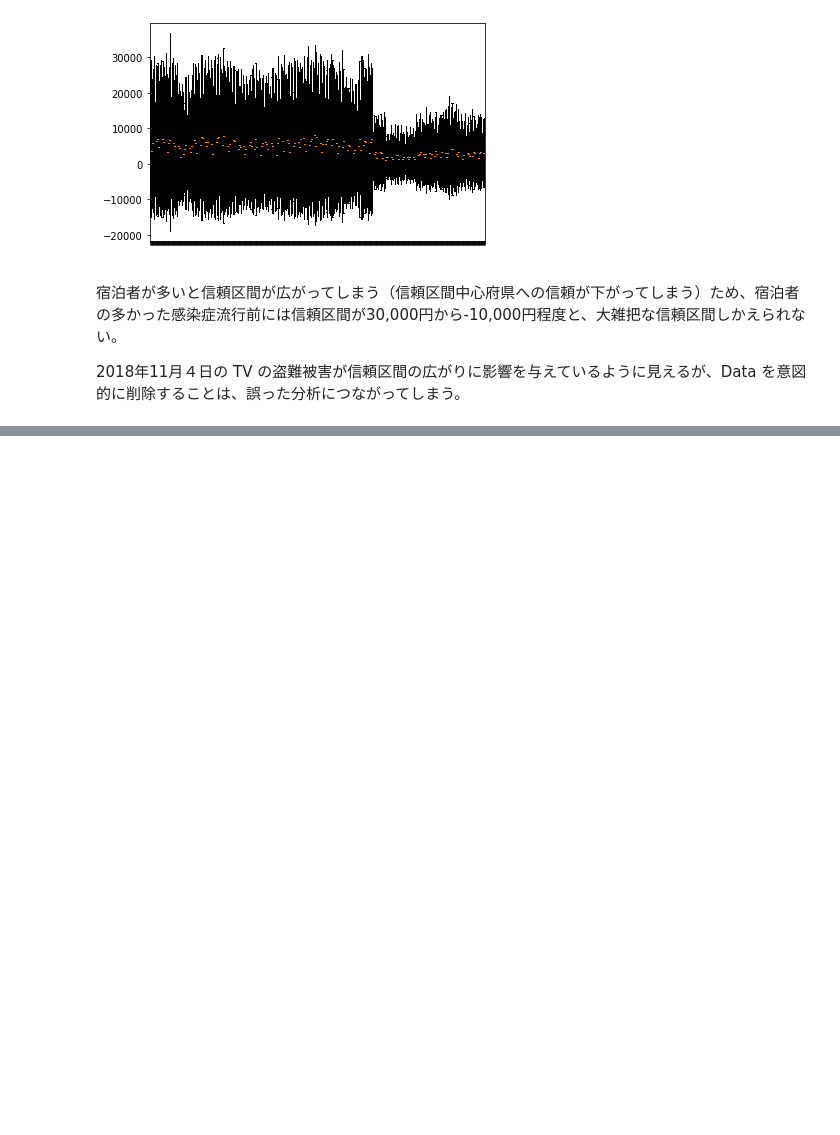
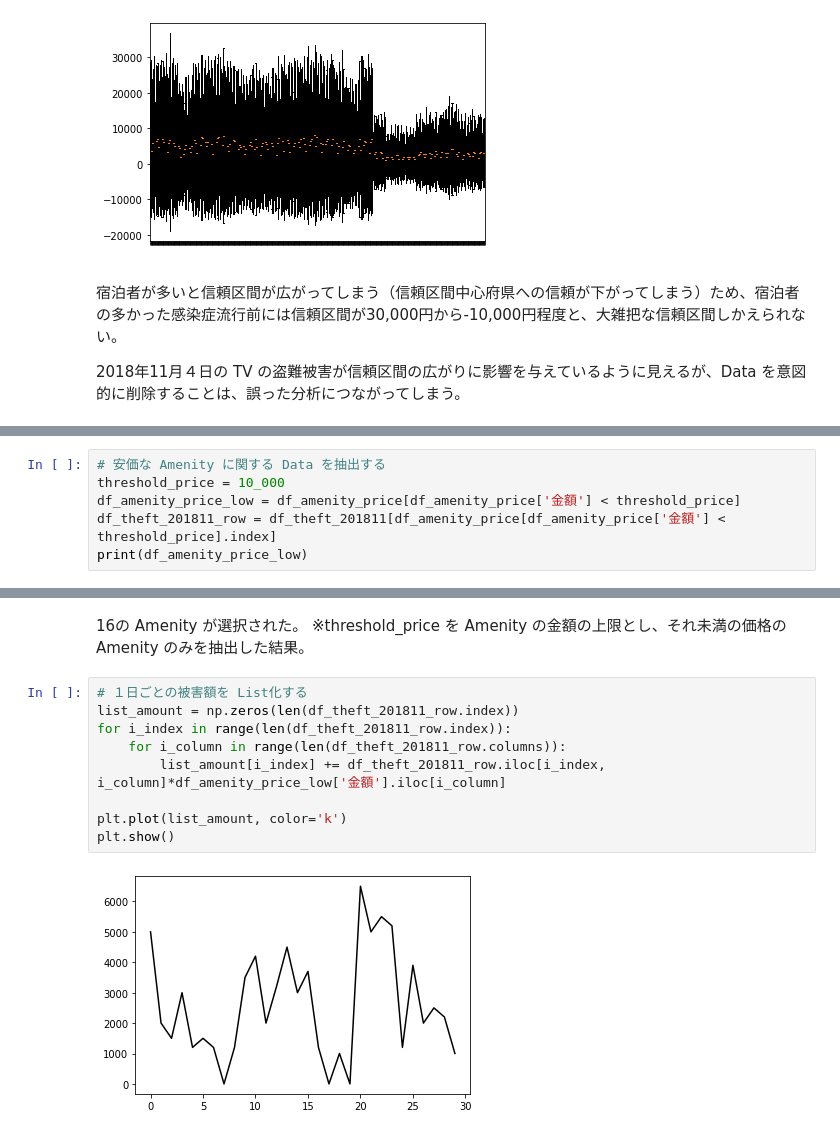
Before and after one commit to 1024xx4/math_programing_for_ai_and_ds, a Jupyter notebook: number_of_required_data.ipynb, the cells around one changed output, grey strips where cells are left out. Drawn from its saved outputs; the diff is of its cells as text; blank space fills up the shorter version.

Commit message:
Analyze: 安価な Amenity に絞り込み、２年分の Data の平均・標準偏差を推定し直す#5

```diff
--- a/number_of_required_data.ipynb
+++ b/number_of_required_data.ipynb
@@ -533,0 +533,6 @@ plt.show()
+# %%
+# 安価な Amenity に関する Data を抽出する
+threshold_price = 10_000
+df_amenity_price_low = df_amenity_price[df_amenity_price['金額'] < threshold_price]
+df_theft_201811_row = df_theft_201811[df_amenity_price[df_amenity_price['金額'] < threshold_price].index]
+print(df_amenity_price_low)
@@ -533,0 +557,14 @@ plt.show()
+# %% [markdown]
+16の Amenity が選択された。
+※threshold_price を Amenity の金額の上限とし、それ未満の価格の Amenity のみを抽出した結果。
+# %%
+# １日ごとの被害額を List化する
+list_amount = np.zeros(len(df_theft_201811_row.index))
+for i_index in range(len(df_theft_201811_row.index)):
+    for i_column in range(len(df_theft_201811_row.columns)):
+        list_amount[i_index] += df_theft_201811_row.iloc[i_index, i_column]*df_amenity_price_low['金額'].iloc[i_column]
+
+plt.plot(list_amount, color='k')
+plt.show()
+# %% [output]
+[figure, added]
```
Also changed, not shown: parts of 10 cells of this notebook.
